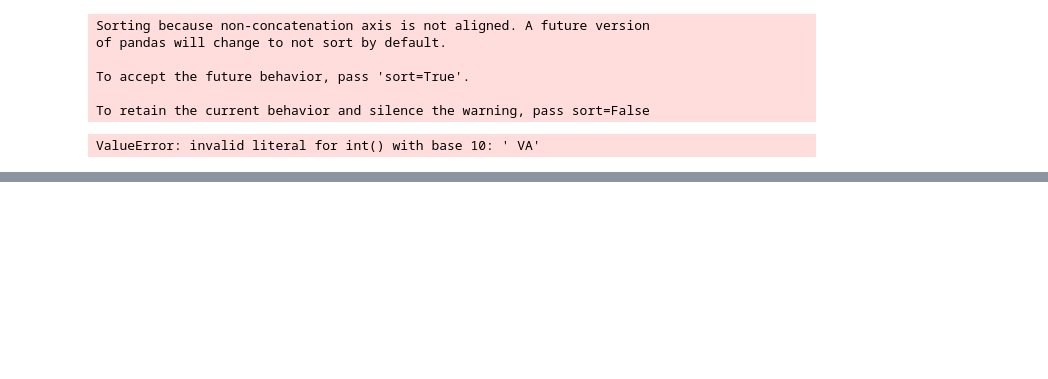
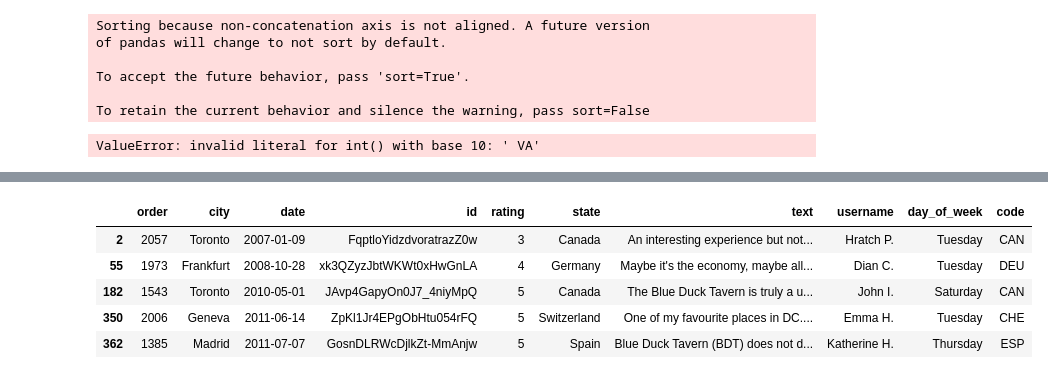
Before and after one commit to Gryazzz/Review, a Jupyter notebook: Analysis.ipynb, the cells around one changed output, grey strips where cells are left out. Cells and saved outputs as stored; diff of their text form; code cells hidden in the pictures; blank space fills up the shorter version.

```diff
--- a/Analysis.ipynb
+++ b/Analysis.ipynb
@@ -336,0 +403,9 @@ iplot(fig, filename='d3-cloropleth-map')
+# %%
+countries.head()
+# %% [output]
+|  | order | city | date | id | rating | state | text | username | day_of_week | code |
+| 2 | 2057 | Toronto | 2007-01-09 | FqptloYidzdvoratrazZ0w | 3 | Canada | An interesting experience but not... | Hratch P. | Tuesday | CAN |
+| 55 | 1973 | Frankfurt | 2008-10-28 | xk3QZyzJbtWKWt0xHwGnLA | 4 | Germany | Maybe it's the economy, maybe all... | Dian C. | Tuesday | DEU |
+| 182 | 1543 | Toronto | 2010-05-01 | JAvp4GapyOn0J7_4niyMpQ | 5 | Canada | The Blue Duck Tavern is truly a u... | John I. | Saturday | CAN |
+| 350 | 2006 | Geneva | 2011-06-14 | ZpKl1Jr4EPgObHtu054rFQ | 5 | Switzerland | One of my favourite places in DC.... | Emma H. | Tuesday | CHE |
+| 362 | 1385 | Madrid | 2011-07-07 | GosnDLRWcDjlkZt-MmAnjw | 5 | Spain | Blue Duck Tavern (BDT) does not d... | Katherine H. | Thursday | ESP |
```
Also changed, not shown: parts of 13 cells of this notebook.
